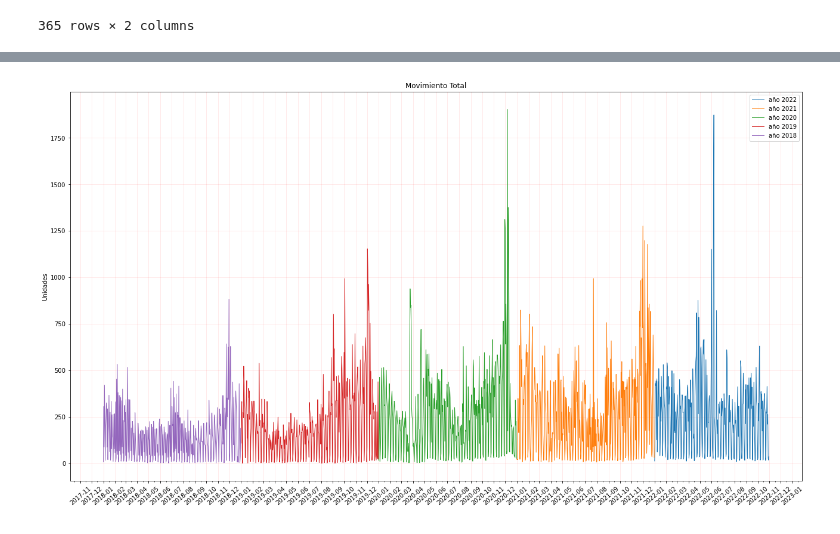
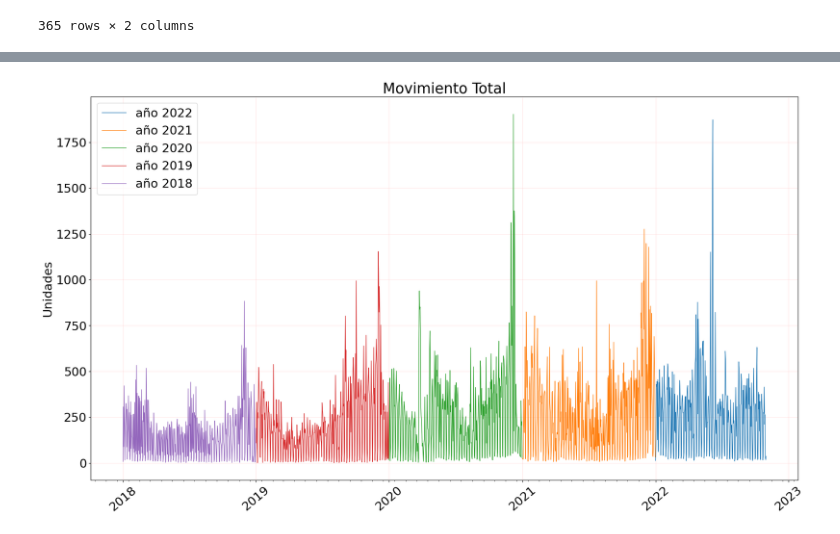
Before and after one commit to Peskysa/valverde, a Jupyter notebook: valverde_fecha.ipynb, the cells around one changed output, grey strips where cells are left out. Saved outputs shown, nothing was run; the diff lists cells and outputs as text; code cells hidden in the pictures.

```diff
--- a/valverde_fecha.ipynb
+++ b/valverde_fecha.ipynb
@@ -469,33 +641,33 @@ y3 = df_2019['unidad']
 x3 = df_2019['date']
 
 y4 = df_2018['unidad']
 x4 = df_2018['date']
 
 
 
 fig, ax = plt.subplots(figsize=(22,12))
 
 
 #ax.step(x, y, linewidth=1.0)
 #ax.stem(x, y)
 ax.plot(x, y, linewidth=1.0 ,label='año 2022')
 ax.plot(x1, y1, linewidth=1.0,label='año 2021')
 ax.plot(x2, y2, linewidth=1.0,label='año 2020')
 ax.plot(x3, y3, linewidth=1.0,label='año 2019')
 ax.plot(x4, y4, linewidth=1.0,label='año 2018')
 
 ax.xaxis.set_tick_params(rotation=40)
 ax.tick_params(grid_color='r', grid_alpha=0.1)
 
-ax.xaxis.set_major_locator(dates.MonthLocator())
-# 16 is a slight approximation since months differ in number of days.
+
 ax.xaxis.set_minor_locator(dates.MonthLocator(bymonthday=16))
 
 ax.set_ylabel('Unidades')
 ax.set_title('Movimiento Total')
 
 plt.grid()
 ax.legend()
+plt.savefig("static\Años por colores.jpg")
 plt.show()
 # %% [output]
-[figure, old version]
+[figure, new version]
```
Also changed, not shown: parts of 16 cells of this notebook, 20 other files.
